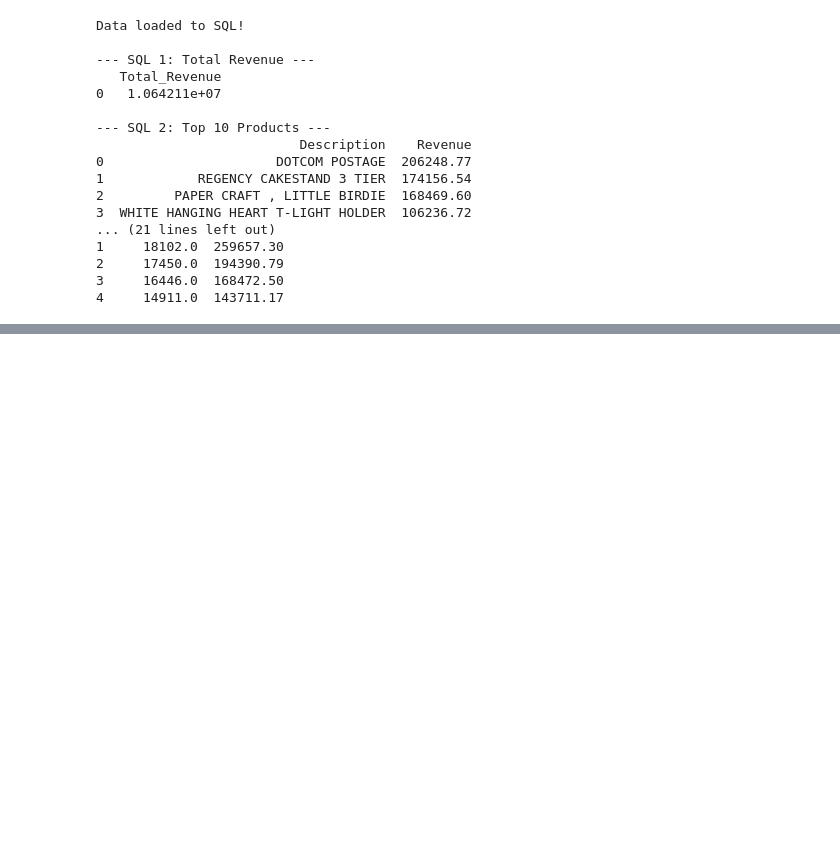
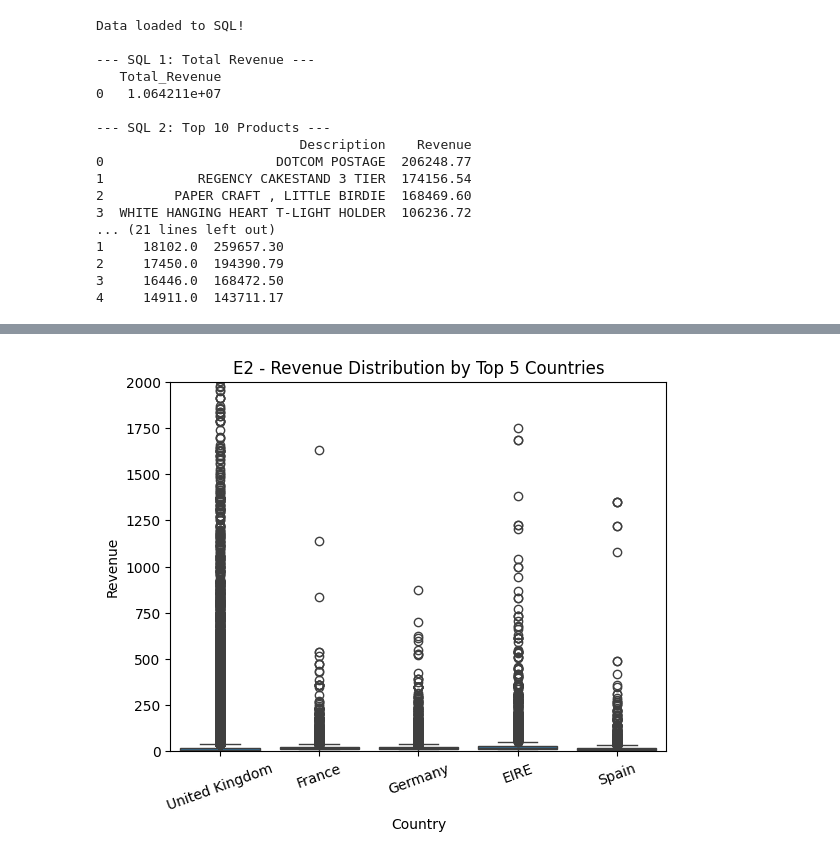
Before and after one commit to angelvb2104-ops/online-retail-analysis, a Jupyter notebook: Retail_Data_Analytics.ipynb, the cells around one changed output, grey strips where cells are left out. Saved outputs shown, nothing was run; the diff lists cells and outputs as text; code cells hidden in the pictures; blank space fills up the shorter version.

```diff
--- a/Retail_Data_Analytics.ipynb
+++ b/Retail_Data_Analytics.ipynb
@@ -191,0 +292,10 @@ Data loaded to SQL!
+# %%
+# E2
+top5 = df_valid['Country'].value_counts().head(5).index
+sns.boxplot(data=df_valid[df_valid['Country'].isin(top5)], x='Country', y='Revenue')
+plt.title('E2 - Revenue Distribution by Top 5 Countries')
+plt.ylim(0, 2000)
+plt.xticks(rotation=20)
+plt.show()
+# %% [output]
+[figure, added]
```
Also changed, not shown: parts of 6 cells of this notebook.
